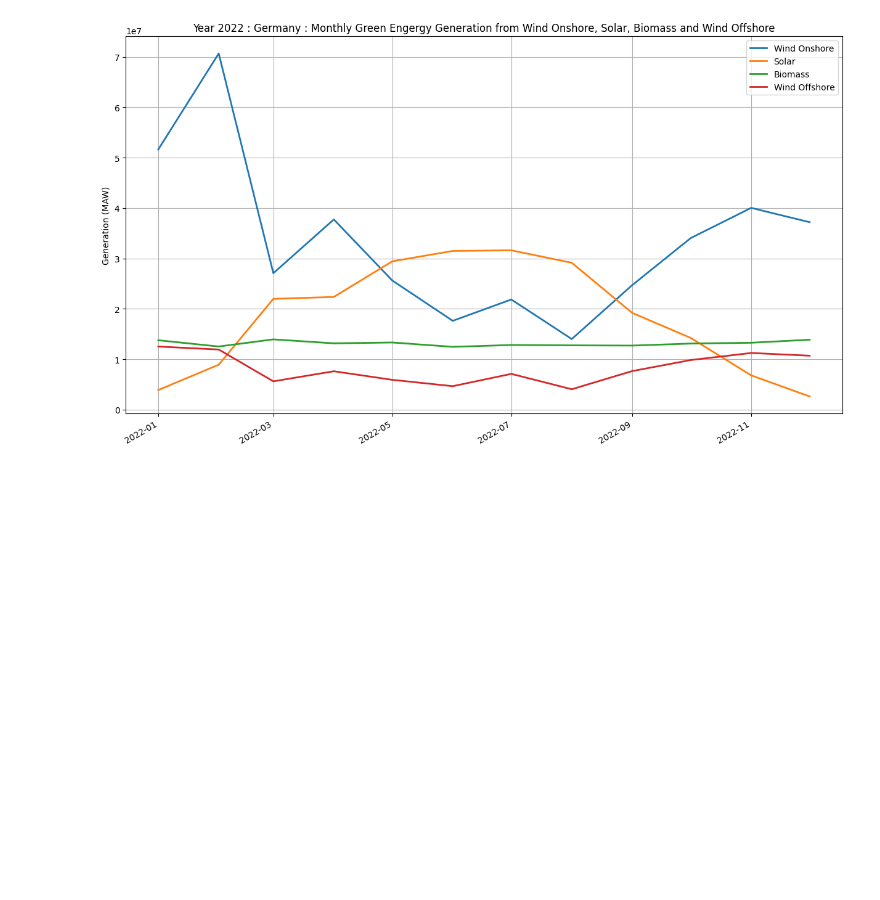
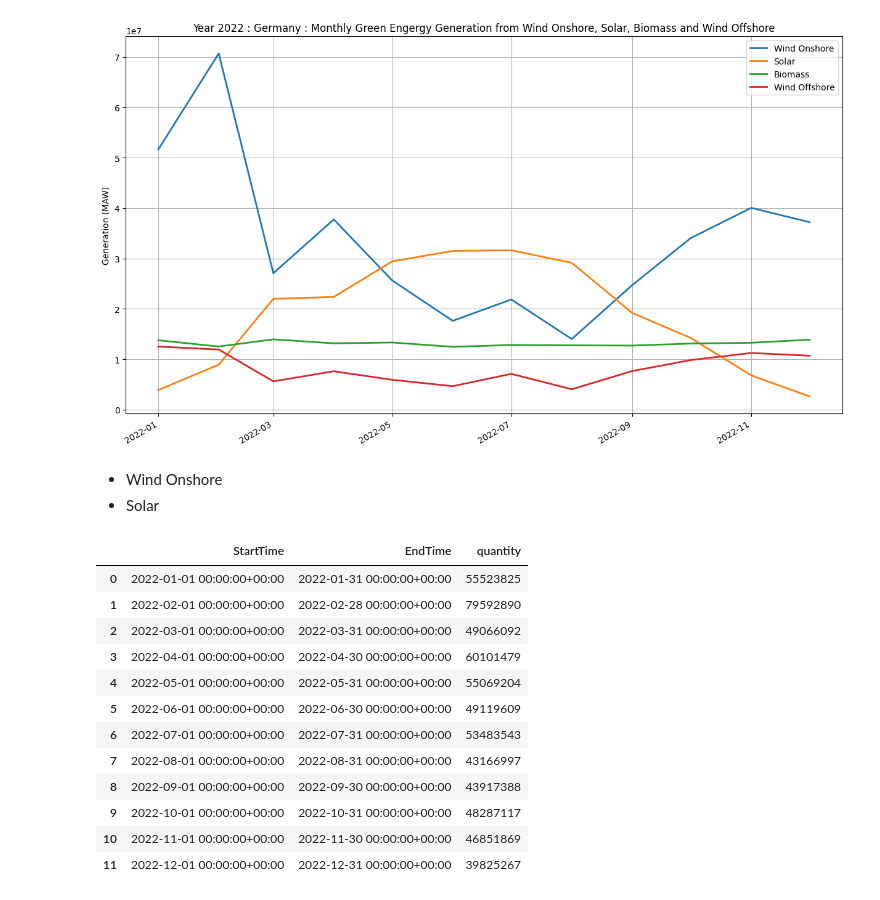
Before and after one commit to mahbubur-87/SE-Europe-Data_Challenge_Template, a Jupyter notebook: se-europe-data-challenge-data-analysis.ipynb, the cells around one changed output. Cells and saved outputs as stored; diff of their text form; code cells hidden in the pictures; blank space fills up the shorter version.

```diff
--- a/se-europe-data-challenge-data-analysis.ipynb
+++ b/se-europe-data-challenge-data-analysis.ipynb
@@ -609,3 +609,25 @@ ax.set_title('Year 2022 : Germany : Monthly Green Engergy Generation from Wind O
 fig.autofmt_xdate()
 # %% [output]
 [figure]
+# %% [markdown]
+* Wind Onshore
+* Solar
+# %%
+df_gen_2022_monthly_de_wind_onshore_solar = df_gen_2022_monthly_de[df_gen_2022_monthly_de["PsrTypeName"].isin(["Wind Onshore", "Solar"])]
+df_gen_2022_monthly_de_wind_onshore_solar = df_gen_2022_monthly_de_wind_onshore_solar.groupby(by=["StartTime", "EndTime"])["quantity"].sum()
+df_gen_2022_monthly_de_wind_onshore_solar = df_gen_2022_monthly_de_wind_onshore_solar.reset_index()
+df_gen_2022_monthly_de_wind_onshore_solar
+# %% [output]
+|  | StartTime | EndTime | quantity |
+| 0 | 2022-01-01 00:00:00+00:00 | 2022-01-31 00:00:00+00:00 | 55523825 |
+| 1 | 2022-02-01 00:00:00+00:00 | 2022-02-28 00:00:00+00:00 | 79592890 |
+| 2 | 2022-03-01 00:00:00+00:00 | 2022-03-31 00:00:00+00:00 | 49066092 |
+| 3 | 2022-04-01 00:00:00+00:00 | 2022-04-30 00:00:00+00:00 | 60101479 |
+| 4 | 2022-05-01 00:00:00+00:00 | 2022-05-31 00:00:00+00:00 | 55069204 |
+| 5 | 2022-06-01 00:00:00+00:00 | 2022-06-30 00:00:00+00:00 | 49119609 |
+| 6 | 2022-07-01 00:00:00+00:00 | 2022-07-31 00:00:00+00:00 | 53483543 |
+| 7 | 2022-08-01 00:00:00+00:00 | 2022-08-31 00:00:00+00:00 | 43166997 |
+| 8 | 2022-09-01 00:00:00+00:00 | 2022-09-30 00:00:00+00:00 | 43917388 |
+| 9 | 2022-10-01 00:00:00+00:00 | 2022-10-31 00:00:00+00:00 | 48287117 |
+| 10 | 2022-11-01 00:00:00+00:00 | 2022-11-30 00:00:00+00:00 | 46851869 |
+| 11 | 2022-12-01 00:00:00+00:00 | 2022-12-31 00:00:00+00:00 | 39825267 |
```
Also changed, not shown: parts of 2 cells of this notebook.
